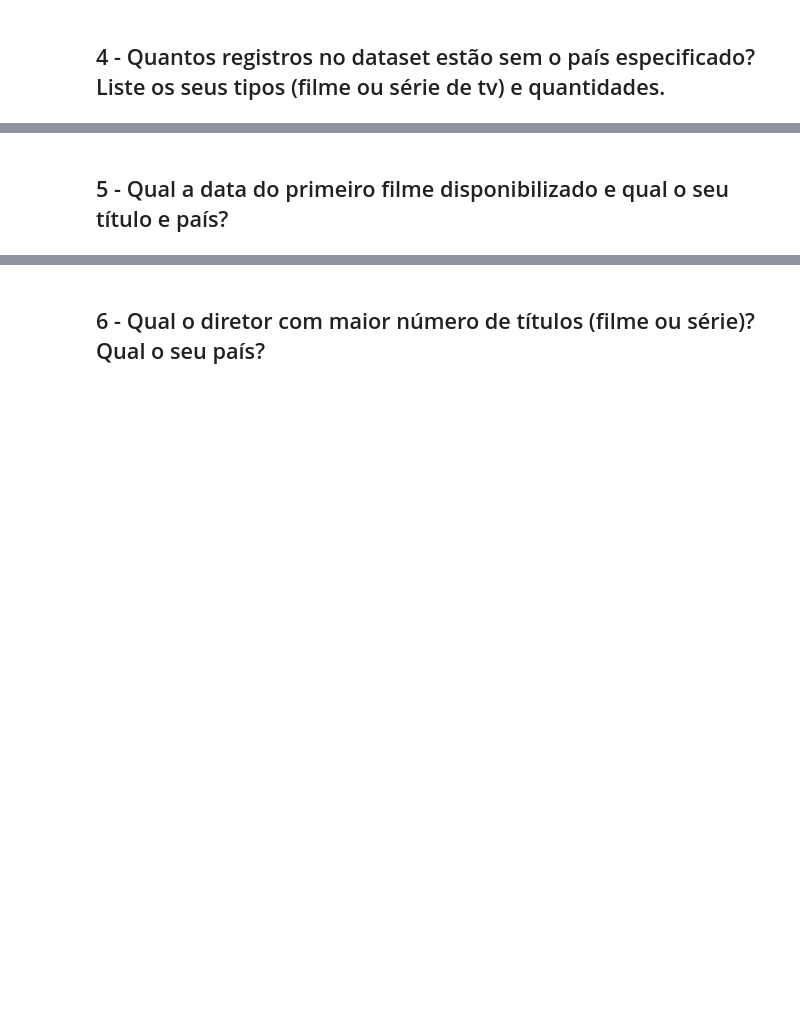
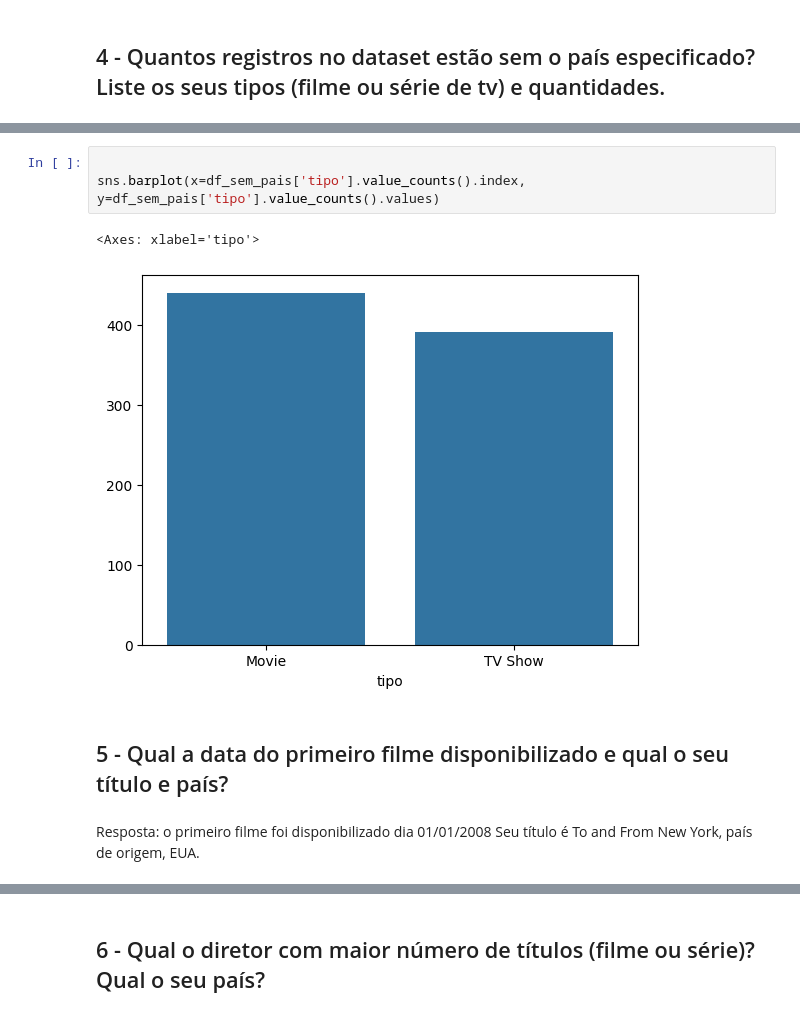
Before and after one commit to luizsho/analise_netflix, a Jupyter notebook: analise_netflix.ipynb, the cells around one changed output, grey strips where cells are left out. Cells and saved outputs as stored; diff of their text form; blank space fills up the shorter version.

```diff
--- a/analise_netflix.ipynb
+++ b/analise_netflix.ipynb
@@ -82,2 +187,11 @@ df_tratado.columns = ['id', 'tipo', 'titulo', 'diretor', 'elento', 'pais', 'dt_d
+# %%
+
+sns.barplot(x=df_sem_pais['tipo'].value_counts().index, y=df_sem_pais['tipo'].value_counts().values)
+# %% [output]
+<Axes: xlabel='tipo'>
+[figure, added]
 # %% [markdown]
 ## 5 - Qual a data do primeiro filme disponibilizado e qual o seu título e país?
+# %% [markdown]
+Resposta: o primeiro filme foi disponibilizado dia 01/01/2008
+Seu título é To and From New York, país de origem, EUA.
```
Also changed, not shown: parts of 45 cells of this notebook.
